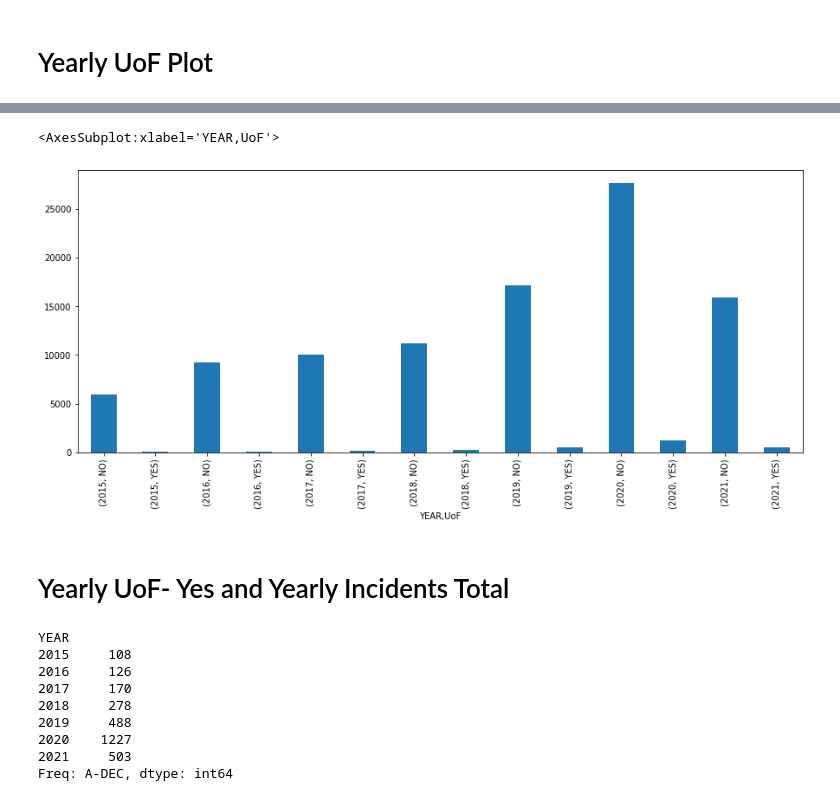
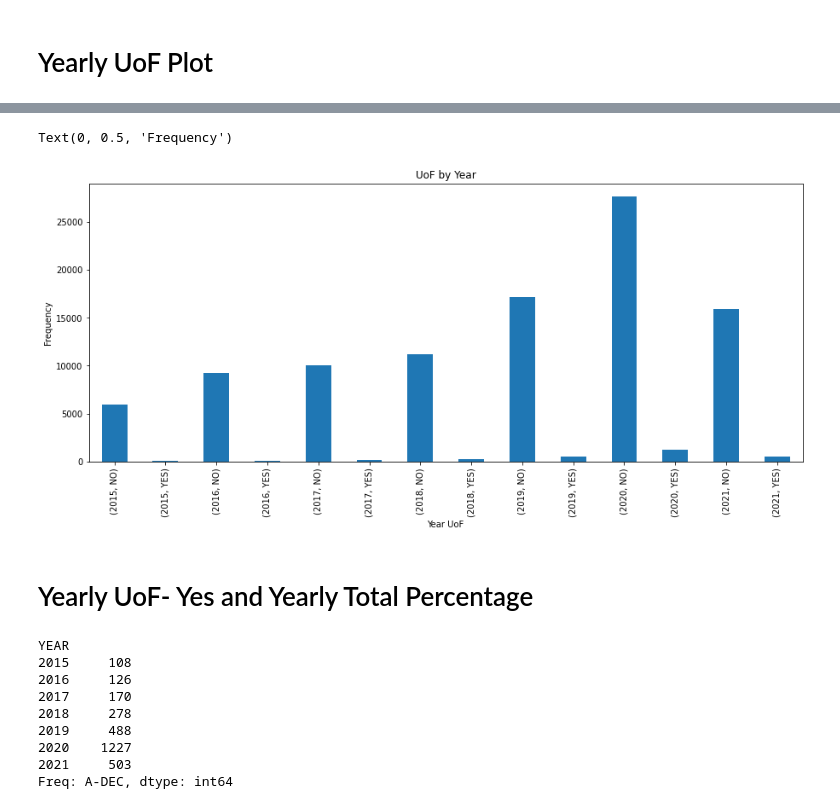
Before and after one commit to msenosain/spd-use-of-force_DS4A, a Jupyter notebook: notebooks/10_EDA_crisis.ipynb, the cells around one changed output, grey strips where cells are left out. Drawn from its saved outputs; the diff is of its cells as text; code cells hidden in the pictures.

```diff
--- a/notebooks/10_EDA_crisis.ipynb
+++ b/notebooks/10_EDA_crisis.ipynb
@@ -41,0 +44,3 @@ df.loc[:,df.dtypes == object] = df.loc[:,df.dtypes == object].apply(lambda x: x.
+# %%
+df['M'] = df['Date'].dt.month
+df['day']= df['Date'].dt.day
@@ -234,9 +263,9 @@ Text(0, 0.5, 'Number of Incidents')
 # %%
 #generate column by day of year
-df['DAY'] = df['Date'].dt.to_period('D')
+# df['DAY'] = df['Date'].dt.to_period('D')
 #group by day of year
 # df['DAY'] = df['DAY'].groupby().sort_values(ascending = False)
-daily_incidents = df['DAY'].value_counts(ascending = False)
+daily_incidents = df['Date'].value_counts(ascending = False)
 daily_incidents
 # %% [output]
 2021-06-02    202
@@ -411,11 +507,14 @@ YEAR  UoF
 dtype: int64
 # %%
 yearly_uof.plot(kind = 'bar', figsize=(15,6))
+plt.title('UoF by Year')
+plt.xlabel('Year UoF')
+plt.ylabel('Frequency')
 # %% [output]
-<AxesSubplot:xlabel='YEAR,UoF'>
+Text(0, 0.5, 'Frequency')
-[figure, old version]
+[figure, new version]
 # %% [markdown]
-# Yearly UoF- Yes and Yearly Incidents Total
+# Yearly UoF- Yes and Yearly Total Percentage
 # %%
 year_yes = df[df['UoF'] == 'YES']#.size( )
 # year_yes
```
Also changed, not shown: parts of 39 cells of this notebook.
